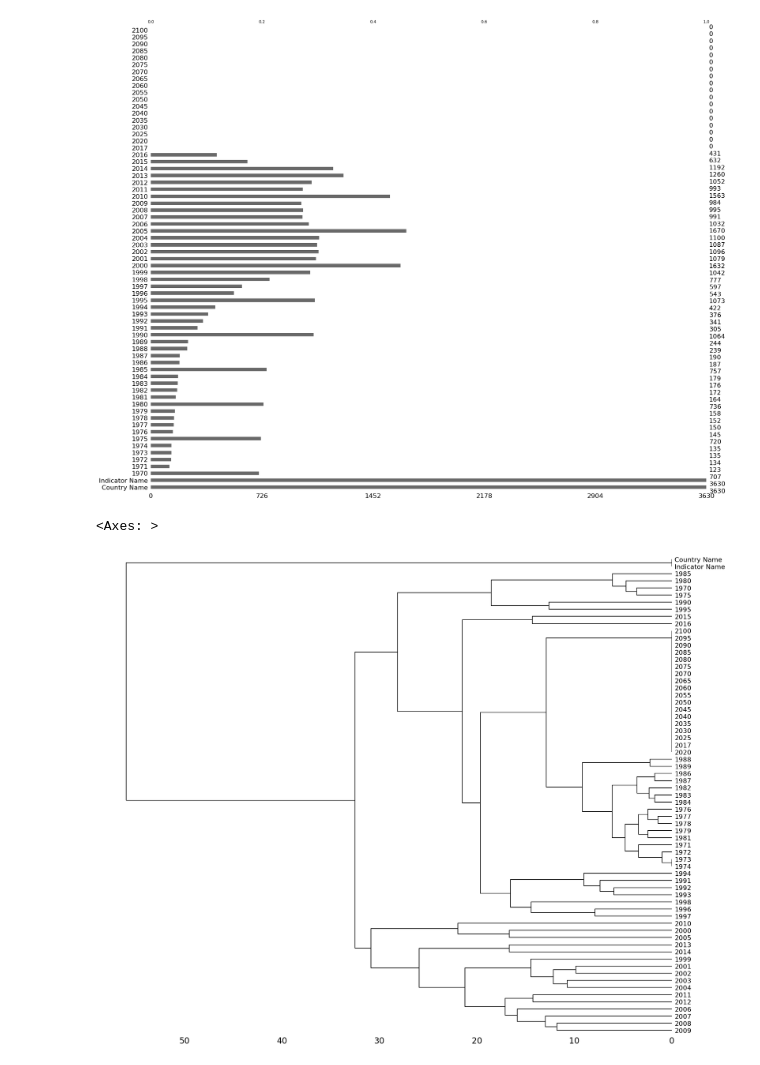
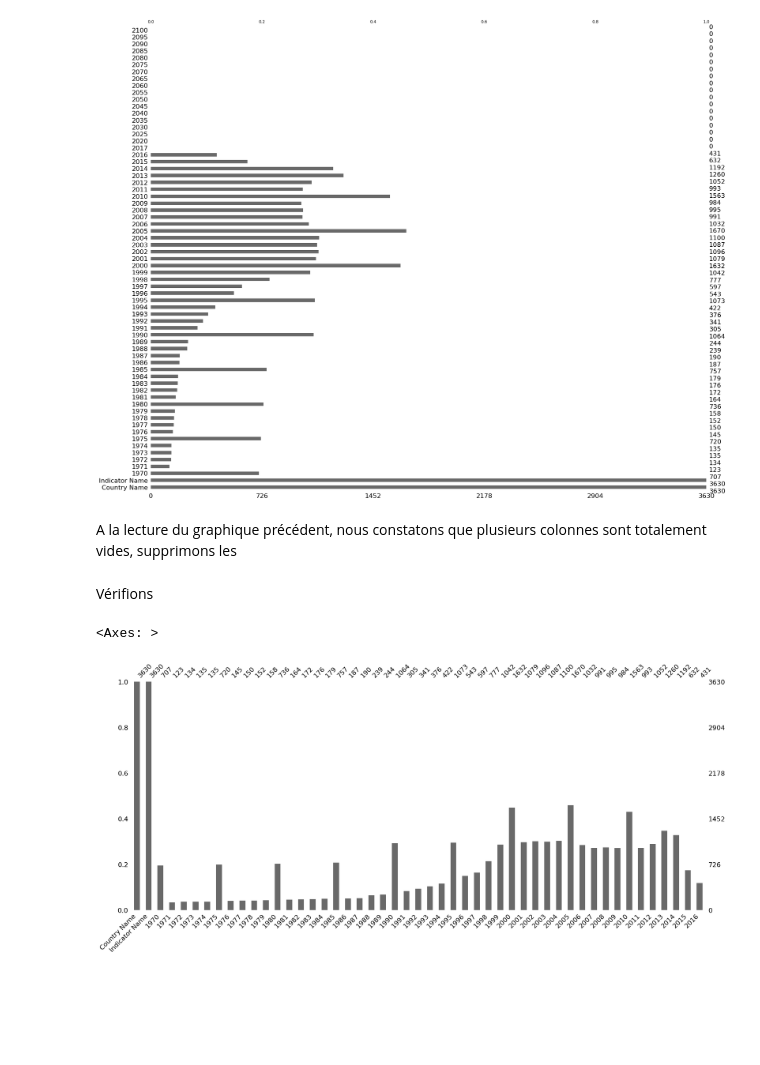
Before and after one commit to lalende/OpenClassRooms-Certification-Data-Scientist, a Jupyter notebook: Projet 2 - Analysez des données de systèmes éducatifs/Projet 2.ipynb, the cells around one changed output. Saved outputs shown, nothing was run; the diff lists cells and outputs as text; code cells hidden in the pictures; blank space fills up the shorter version.

```diff
--- a/Projet 2 - Analysez des données de systèmes éducatifs/Projet 2.ipynb
+++ b/Projet 2 - Analysez des données de systèmes éducatifs/Projet 2.ipynb
@@ -879,5 +880,3 @@ df.head()
 | 392 | Arab World | ARB | Barro-Lee: Percentage of populati... | BAR.SEC.ICMP.2024.ZS | NaN | NaN | NaN | NaN | ... |
 | 394 | Arab World | ARB | Barro-Lee: Percentage of populati... | BAR.TER.ICMP.2024.ZS | NaN | NaN | NaN | NaN | ... |
 5 rows × 70 columns
-# %%
-df = df.drop(["Unnamed: 69", "Country Code", "Indicator Code"], axis=1)
@@ -886,8 +889,15 @@ msno.bar(df)
 # %% [output]
 <Axes: >
 [figure]
-# %%
-msno.dendrogram(df)
-# %% [output]
-<Axes: >
-[figure, removed]
+# %% [markdown]
+A la lecture du graphique précédent, nous constatons que plusieurs colonnes sont totalement vides, supprimons les
+# %%
+empty_columns = df.columns[df.isnull().all()]
+df = df.drop(columns=empty_columns)
+# %% [markdown]
+Vérifions
+# %%
+msno.bar(df)
+# %% [output]
+<Axes: >
+[figure, added]
```
Also changed, not shown: parts of 6 cells of this notebook.
